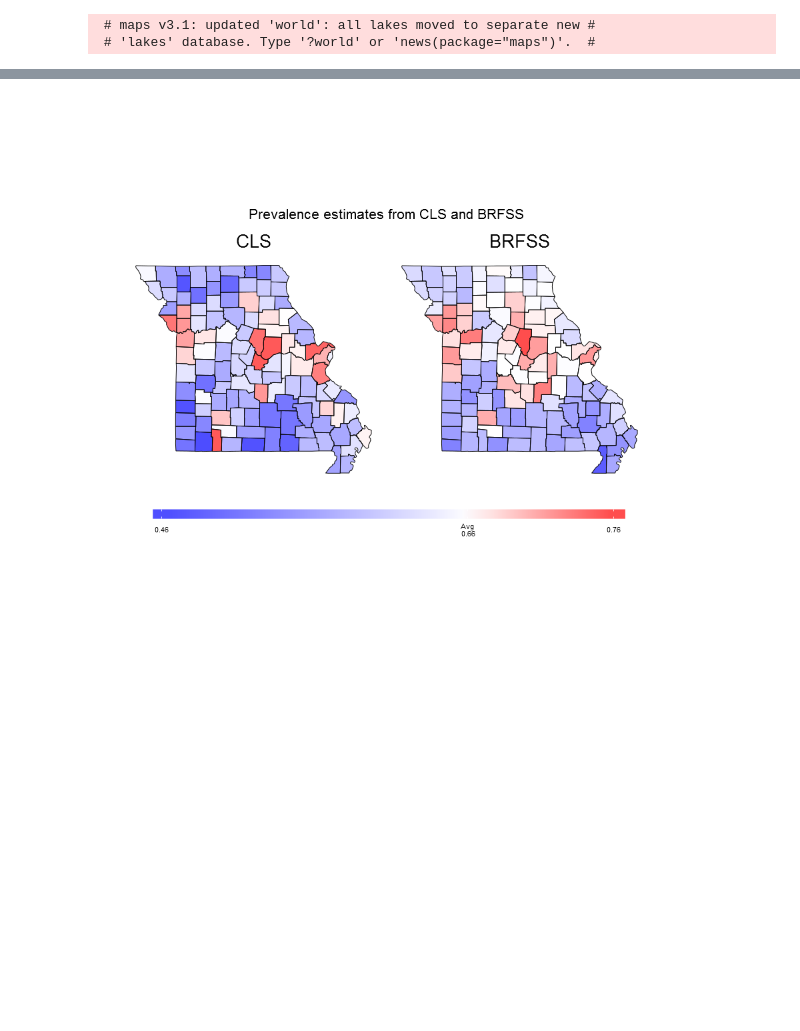
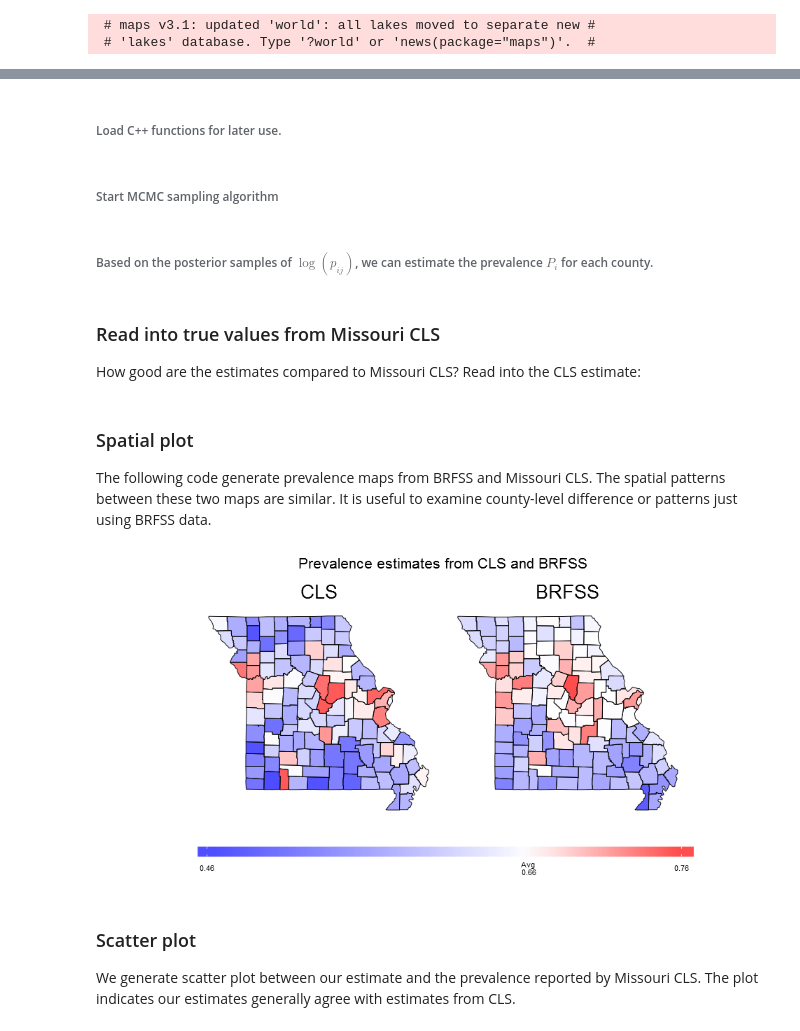
Before and after one commit to snowdustdj/county_level_estimates, a Jupyter notebook: Using State-level BRFSS to Produce County-level estimates.ipynb, the cells around one changed output, grey strips where cells are left out. Drawn from its saved outputs; the diff is of its cells as text; code cells hidden in the pictures; blank space fills up the shorter version.

```diff
--- a/Using State-level BRFSS to Produce County-level estimates.ipynb
+++ b/Using State-level BRFSS to Produce County-level estimates.ipynb
@@ -126,5 +223,9 @@ print(sample_plot)
+# %% [markdown]
+###### Load C++ functions for later use.
 # %%
 sourceCpp('helper.cpp')
+# %% [markdown]
+###### Start MCMC sampling algorithm
 # %%
 I = 115
 J = n_class
@@ -219,6 +320,8 @@ for(i_sim in 2:n_sim){
 }
 end = Sys.time()
 #difftime(end, start, units='mins')
+# %% [markdown]
+###### Based on the posterior samples of $\log(p_{ij})$, we can estimate the prevalence $P_i$ for each county.
 # %%
 part = 2001:n_sim
 y_in_survey = apply(y_mat, 1, sum, na.rm = TRUE)
@@ -233,12 +336,19 @@ for(i in 1:dim(posterior_samples)[1]){
   proportion_sample[,i] = p_county_i
 }
 p_mean_2 = apply(proportion_sample, 1, mean)
+# %% [markdown]
+### Read into true values from Missouri CLS
+How good are the estimates compared to Missouri CLS?
+Read into the CLS estimate:
 # %%
 cls_data = read.csv('data/Missouri_CLS_modified.csv')
 cls_data$Geography = tolower(cls_data$Geography)
 #order the counties to have the same layout as we used in our analysis
 cls_data[96:115,] = cls_data[c(97:115, 96),]
 p_est_cls = 1-(cls_data$Prevalence....)/100
+# %% [markdown]
+### Spatial plot
+The following code generate prevalence maps from BRFSS and Missouri CLS. The spatial patterns between these two maps are similar. It is useful to examine county-level difference or patterns just using BRFSS data.
 # %%
 cls_sp = get_sp_data(map_mo,p_est_cls, names)
 brfss_sp = get_sp_data(map_mo,p_mean_2, names)
@@ -257,34 +367,38 @@ v_plot = ggplot(sp_data, aes(long, lat)) +
   facet_wrap(~id_f,ncol=2)+
   geom_polygon(data=sp_data,aes(group=group,fill=value)) +
   scale_fill_gradientn("",
                        colours = color_vector,
                        limits = c(min(all_p), max(all_p)),
                        breaks = c(min(all_p), stage_avg,max(all_p)),
                        labels = c(round(min(all_p),2), paste("Avg\n",round(stage_avg,2)), round(max(all_p),2)),
                        na.value = 'grey80')+
   geom_path(data=sp_data,aes(group=group), colour = "black", size=0.2) +
   labs(fill='',x="",y="") +
   theme_bw() +
   theme(plot.title = element_text(size=12),
         strip.text.x = element_text(size = 16, colour = "black", angle = 0),
         legend.text = element_text(size=6),
         axis.text=element_blank(),
         panel.background = element_blank(),
         panel.grid.major = element_blank(),
         panel.grid.minor = element_blank(),
         legend.position = "bottom",
         strip.background = element_blank(),
         panel.border=element_blank(), axis.line=element_line(),axis.ticks=element_blank(),
         legend.key.height = unit(0.3, "cm"),
                                  legend.key.width = unit(3, "cm"),
                                  legend.margin = unit(0, "cm"),
                                  legend.position = "bottom",
                                  legend.text = element_text(size=10))+
   coord_map()+
   ggtitle('Prevalence estimates from CLS and BRFSS')
+options(repr.plot.width=8, repr.plot.height=4)
 print(v_plot)
 # %% [output]
-[figure, old version]
+[figure, new version]
+# %% [markdown]
+### Scatter plot
+We generate scatter plot between our estimate and the prevalence reported by Missouri CLS. The plot indicates our estimates generally agree with estimates from CLS.
 # %%
 fake_p = seq(min(all_p),max(all_p),length.out = length(p_est_cls))
 sample_county = apply(n_mat, 1, sum)
```
Also changed, not shown: parts of 11 cells of this notebook.
